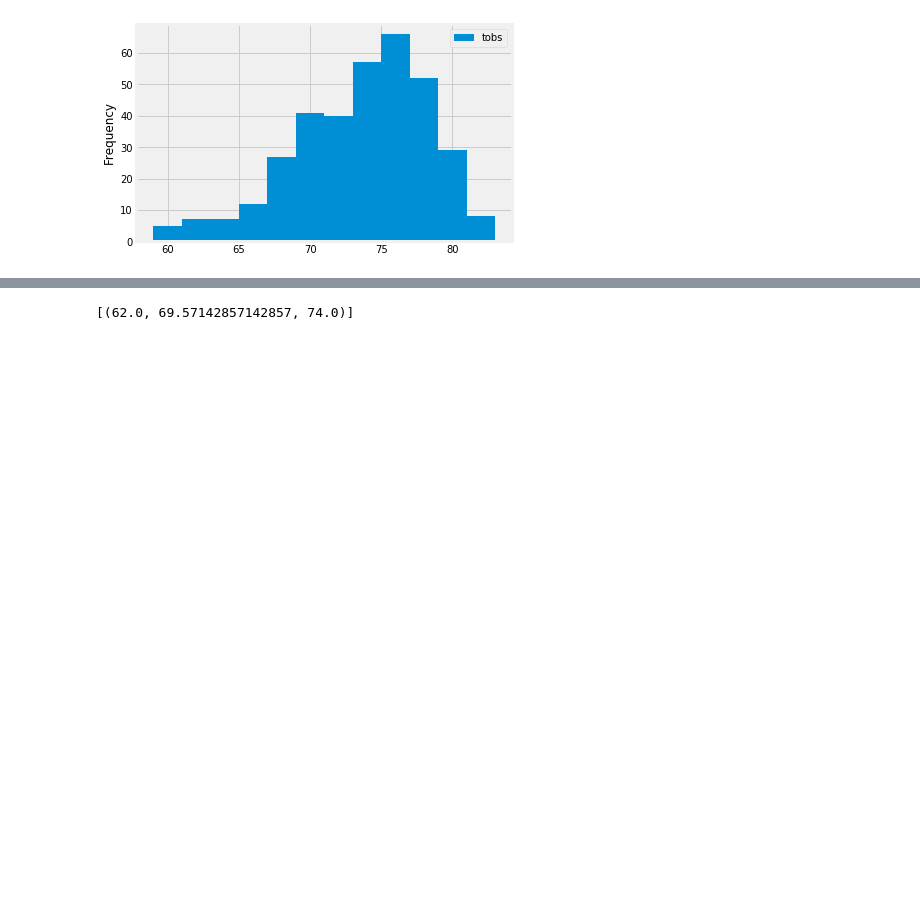
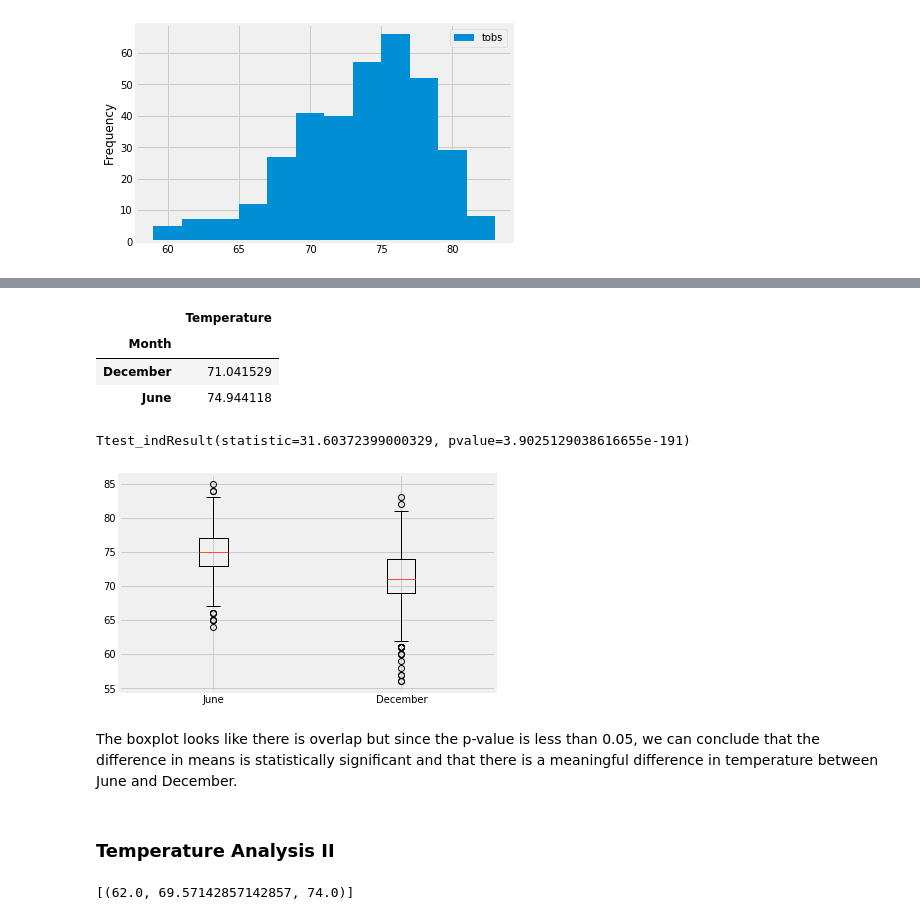
Before and after one commit to c-l-nguyen/sqlalchemy-challenge, a Jupyter notebook: climate_alchemy.ipynb, the cells around one changed output, grey strips where cells are left out. Drawn from its saved outputs; the diff is of its cells as text; code cells hidden in the pictures; blank space fills up the shorter version.

```diff
--- a/climate_starter.ipynb
+++ b/climate_alchemy.ipynb
@@ -180,3 +193,38 @@ USC00519281_df.plot(kind="hist",bins=12);
+# %%
+# return the raw data from each month
+june_data = session.query(Measurement.date, Measurement.tobs).filter(func.strftime("%m",Measurement.date) == '06').all()
+december_data = session.query(Measurement.date, Measurement.tobs).filter(func.strftime("%m",Measurement.date) == '12').all()
+
+# convert raw data to DataFrames to label and then concatenate into one DataFrame
+june_df = pd.DataFrame(june_data,columns=["Date","Temperature"])
+december_df = pd.DataFrame(december_data,columns=["Date","Temperature"])
+june_df["Month"] = "June"
+december_df["Month"] = "December"
+temp_df = pd.concat([june_df,december_df], ignore_index=True)
+
+# calculate the average for both June and December
+avg_temp_month = temp_df.groupby("Month").mean()
+avg_temp_month
+# %% [output]
+|  | Temperature |
+| Month |  |
+| December | 71.041529 |
+| June | 74.944118 |
+# %%
+# We will use the t-test to determine if the average temperatures between June and December
+# are statistically significantly different. We will use unpaired t-test because we are comparing
+# means from separate groups by month that are not dependent on each other
+
+box_data = [june_df["Temperature"],december_df["Temperature"]]
+plt.boxplot(box_data,labels=['June', 'December']);
+stats.ttest_ind(june_df["Temperature"], december_df["Temperature"])
+# %% [output]
+Ttest_indResult(statistic=31.60372399000329, pvalue=3.9025129038616655e-191)
+[figure, added]
+# %% [markdown]
+The boxplot looks like there is overlap but since the p-value is less than 0.05, we can conclude that the difference in means is statistically significant and that there is a meaningful difference in temperature between June and December.
+# %% [markdown]
+### Temperature Analysis II
 # %%
 # This function called `calc_temps` will accept start date and end date in the format '%Y-%m-%d'
 # and return the minimum, average, and maximum temperatures for that range of dates
```
Also changed, not shown: parts of 15 cells of this notebook, 1 other file.
